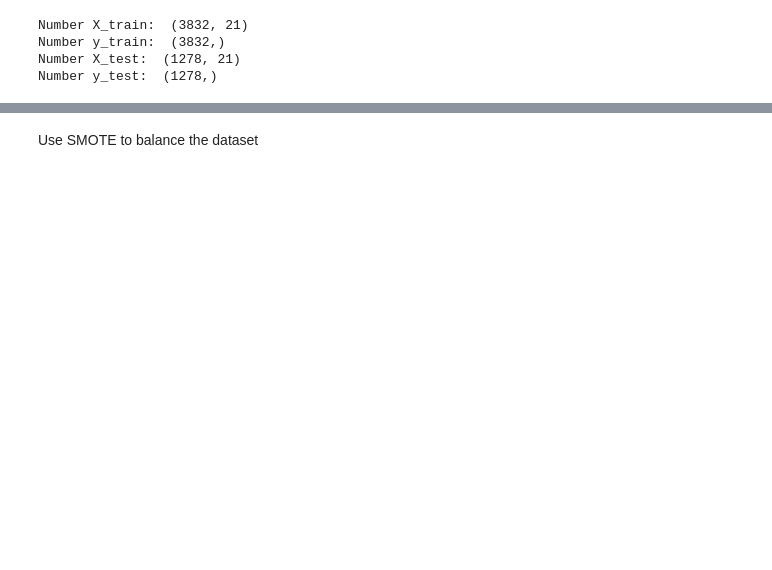
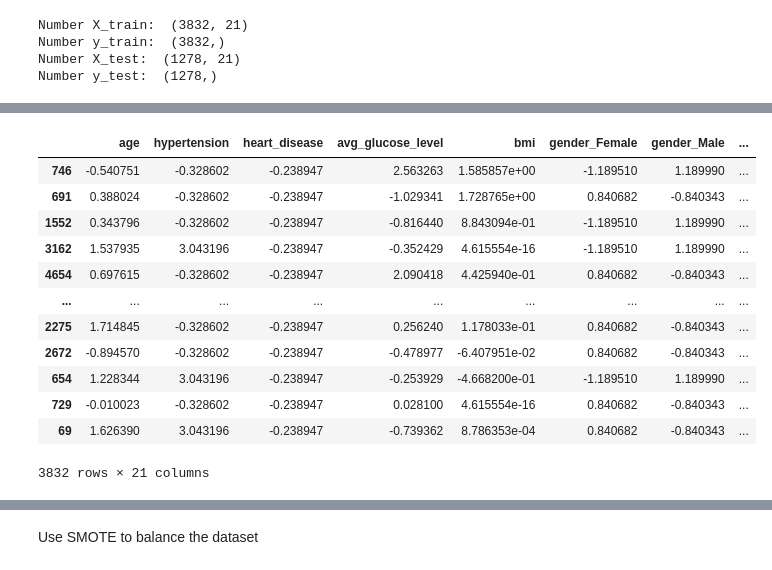
Before and after one commit to dot-william/ml-django-integration, a Jupyter notebook: stroke/StrokeClassification.ipynb, the cells around one changed output, grey strips where cells are left out. Drawn from its saved outputs; the diff is of its cells as text; code cells hidden in the pictures; blank space fills up the shorter version.

```diff
--- a/stroke/StrokeClassification.ipynb
+++ b/stroke/StrokeClassification.ipynb
@@ -393,0 +366,16 @@ Number y_test:  (1278,)
+# %%
+X_train
+# %% [output]
+|  | age | hypertension | heart_disease | avg_glucose_level | bmi | gender_Female | gender_Male | ... |
+| 746 | -0.540751 | -0.328602 | -0.238947 | 2.563263 | 1.585857e+00 | -1.189510 | 1.189990 | ... |
+| 691 | 0.388024 | -0.328602 | -0.238947 | -1.029341 | 1.728765e+00 | 0.840682 | -0.840343 | ... |
+| 1552 | 0.343796 | -0.328602 | -0.238947 | -0.816440 | 8.843094e-01 | -1.189510 | 1.189990 | ... |
+| 3162 | 1.537935 | 3.043196 | -0.238947 | -0.352429 | 4.615554e-16 | -1.189510 | 1.189990 | ... |
+| 4654 | 0.697615 | -0.328602 | -0.238947 | 2.090418 | 4.425940e-01 | 0.840682 | -0.840343 | ... |
+| ... | ... | ... | ... | ... | ... | ... | ... | ... |
+| 2275 | 1.714845 | -0.328602 | -0.238947 | 0.256240 | 1.178033e-01 | 0.840682 | -0.840343 | ... |
+| 2672 | -0.894570 | -0.328602 | -0.238947 | -0.478977 | -6.407951e-02 | 0.840682 | -0.840343 | ... |
+| 654 | 1.228344 | 3.043196 | -0.238947 | -0.253929 | -4.668200e-01 | -1.189510 | 1.189990 | ... |
+| 729 | -0.010023 | -0.328602 | -0.238947 | 0.028100 | 4.615554e-16 | 0.840682 | -0.840343 | ... |
+| 69 | 1.626390 | 3.043196 | -0.238947 | -0.739362 | 8.786353e-04 | 0.840682 | -0.840343 | ... |
+3832 rows × 21 columns
```
Also changed, not shown: parts of 18 cells of this notebook, 9 other files.
